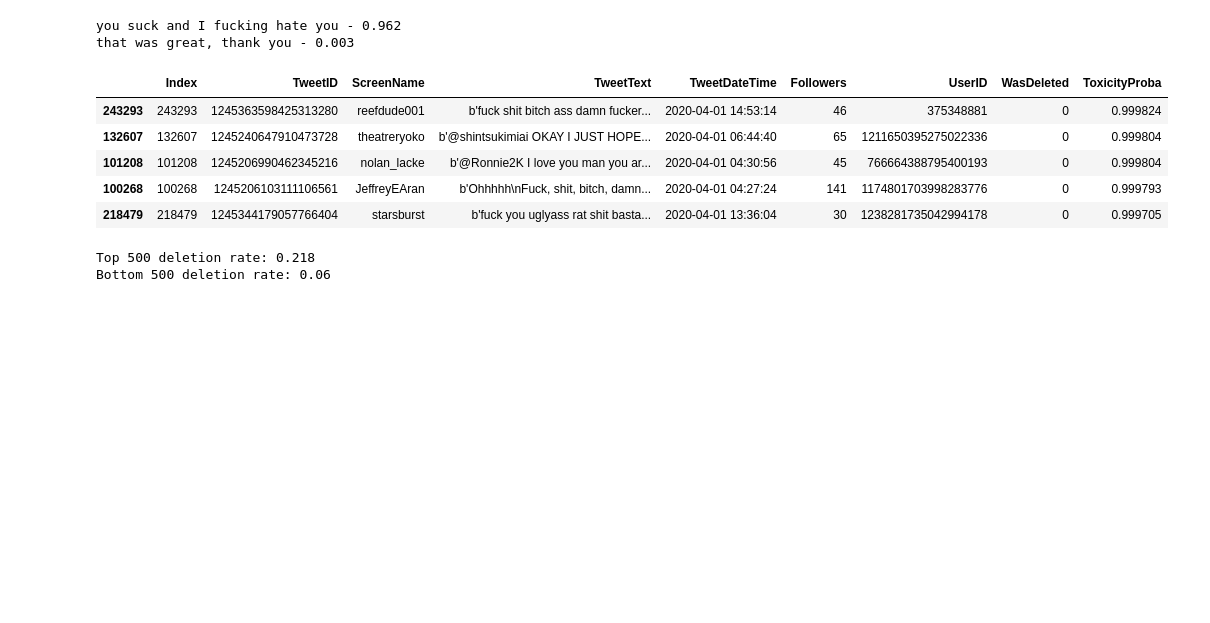
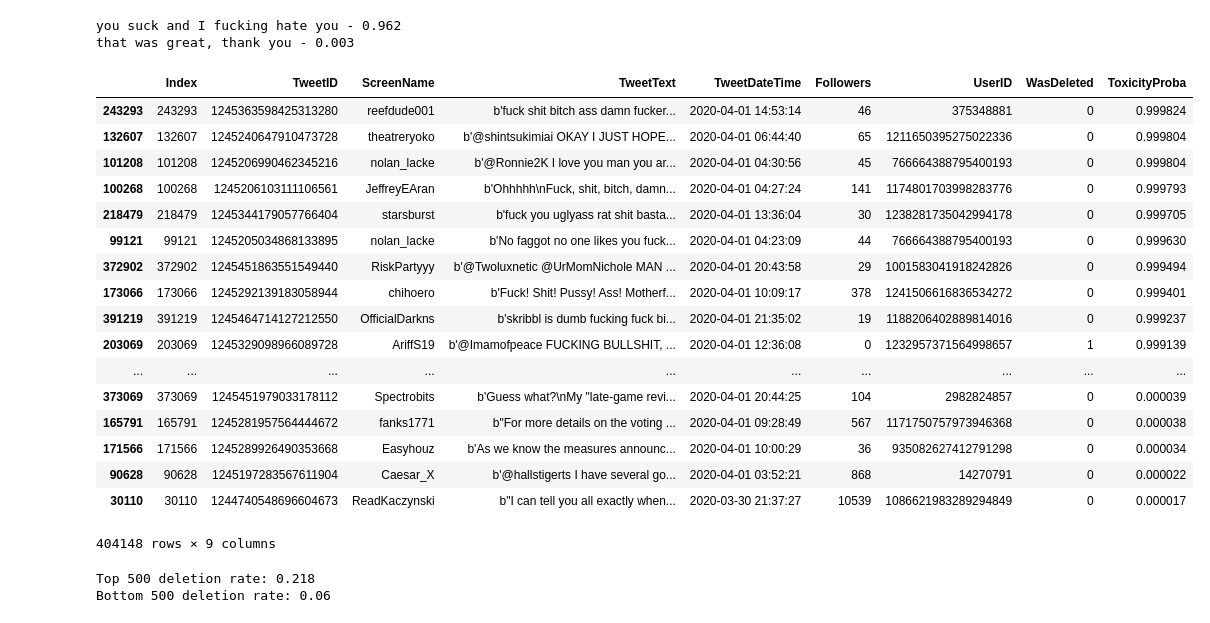
Before and after one commit to atwong88/TwitterToxicityDetection, a Jupyter notebook: Project.ipynb, the cells around one changed output. Cells and saved outputs as stored; diff of their text form; code cells hidden in the pictures; blank space fills up the shorter version.

```diff
--- a/Project.ipynb
+++ b/Project.ipynb
@@ -150,16 +204,28 @@ that was great, thank you - 0.003
 # %%
 # predict toxic probability for Twitter dataset
 twitter_df = pd.read_csv('data/sample_with_label.csv')
 twitter_df.columns = ['Index','TweetID','ScreenName','TweetText','TweetDateTime','Followers','UserID','WasDeleted']
 twitter_df['ToxicityProba'] = text_clf.predict_proba(twitter_df['TweetText'])[:,1]
 twitter_df = twitter_df.sort_values(by=['ToxicityProba'],ascending=False)
-twitter_df.head()
+twitter_df
 # %% [output]
 |  | Index | TweetID | ScreenName | TweetText | TweetDateTime | Followers | UserID | WasDeleted | ToxicityProba |
 | 243293 | 243293 | 1245363598425313280 | reefdude001 | b'fuck shit bitch ass damn fucker... | 2020-04-01 14:53:14 | 46 | 375348881 | 0 | 0.999824 |
 | 132607 | 132607 | 1245240647910473728 | theatreryoko | b'@shintsukimiai OKAY I JUST HOPE... | 2020-04-01 06:44:40 | 65 | 1211650395275022336 | 0 | 0.999804 |
 | 101208 | 101208 | 1245206990462345216 | nolan_lacke | b'@Ronnie2K I love you man you ar... | 2020-04-01 04:30:56 | 45 | 766664388795400193 | 0 | 0.999804 |
 | 100268 | 100268 | 1245206103111106561 | JeffreyEAran | b'Ohhhhh\nFuck, shit, bitch, damn... | 2020-04-01 04:27:24 | 141 | 1174801703998283776 | 0 | 0.999793 |
 | 218479 | 218479 | 1245344179057766404 | starsburst | b'fuck you uglyass rat shit basta... | 2020-04-01 13:36:04 | 30 | 1238281735042994178 | 0 | 0.999705 |
+| 99121 | 99121 | 1245205034868133895 | nolan_lacke | b'No faggot no one likes you fuck... | 2020-04-01 04:23:09 | 44 | 766664388795400193 | 0 | 0.999630 |
+| 372902 | 372902 | 1245451863551549440 | RiskPartyyy | b'@Twoluxnetic @UrMomNichole MAN ... | 2020-04-01 20:43:58 | 29 | 1001583041918242826 | 0 | 0.999494 |
+| 173066 | 173066 | 1245292139183058944 | chihoero | b'Fuck! Shit! Pussy! Ass! Motherf... | 2020-04-01 10:09:17 | 378 | 1241506616836534272 | 0 | 0.999401 |
+| 391219 | 391219 | 1245464714127212550 | OfficialDarkns | b'skribbl is dumb fucking fuck bi... | 2020-04-01 21:35:02 | 19 | 1188206402889814016 | 0 | 0.999237 |
+| 203069 | 203069 | 1245329098966089728 | AriffS19 | b'@Imamofpeace FUCKING BULLSHIT, ... | 2020-04-01 12:36:08 | 0 | 1232957371564998657 | 1 | 0.999139 |
+| ... | ... | ... | ... | ... | ... | ... | ... | ... | ... |
+| 373069 | 373069 | 1245451979033178112 | Spectrobits | b'Guess what?\nMy "late-game revi... | 2020-04-01 20:44:25 | 104 | 2982824857 | 0 | 0.000039 |
+| 165791 | 165791 | 1245281957564444672 | fanks1771 | b"For more details on the voting ... | 2020-04-01 09:28:49 | 567 | 1171750757973946368 | 0 | 0.000038 |
+| 171566 | 171566 | 1245289926490353668 | Easyhouz | b'As we know the measures announc... | 2020-04-01 10:00:29 | 36 | 935082627412791298 | 0 | 0.000034 |
+| 90628 | 90628 | 1245197283567611904 | Caesar_X | b'@hallstigerts I have several go... | 2020-04-01 03:52:21 | 868 | 14270791 | 0 | 0.000022 |
+| 30110 | 30110 | 1244740548696604673 | ReadKaczynski | b"I can tell you all exactly when... | 2020-03-30 21:37:27 | 10539 | 1086621983289294849 | 0 | 0.000017 |
+404148 rows × 9 columns
 # %%
 # assess performance
```
Also changed, not shown: parts of 36 cells of this notebook.
